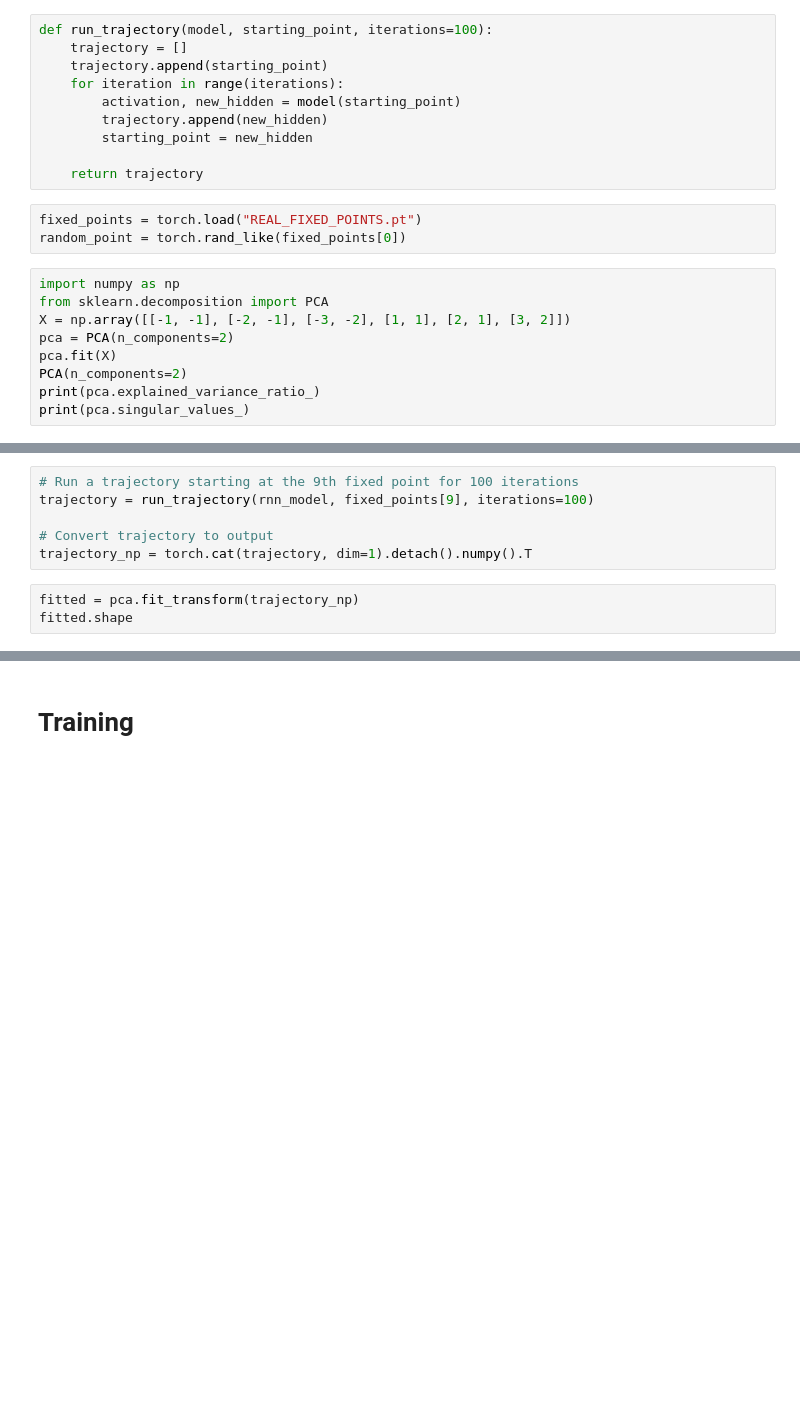
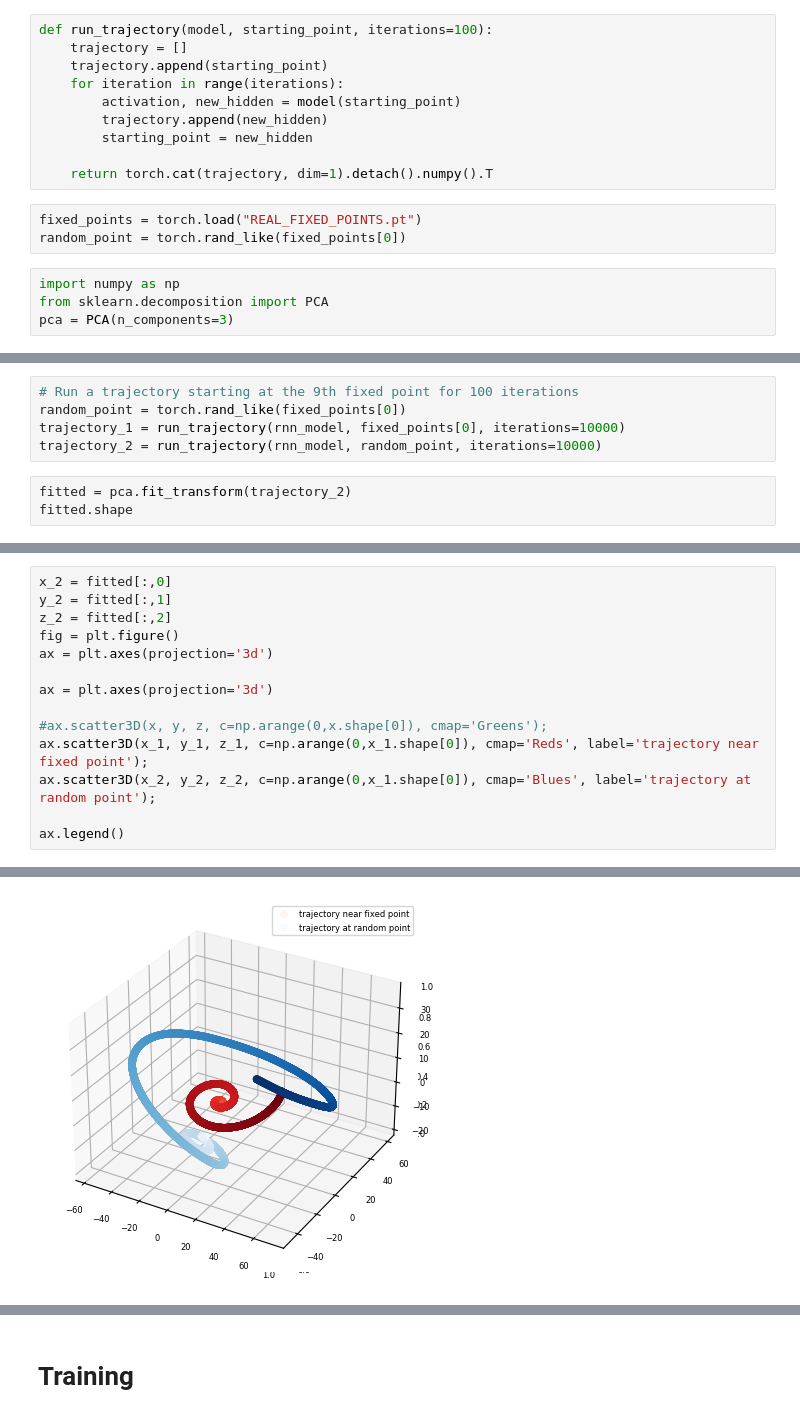
Before and after one commit to andrzeng/MAT6215finalproject, a Jupyter notebook: CTRNN_CURBD_BackProp.ipynb, the cells around one changed output, grey strips where cells are left out. Saved outputs shown, nothing was run; the diff lists cells and outputs as text; blank space fills up the shorter version.

```diff
--- a/CTRNN_CURBD_BackProp.ipynb
+++ b/CTRNN_CURBD_BackProp.ipynb
@@ -186,16 +186,11 @@ def run_trajectory(model, starting_point, iterations=100):
         trajectory.append(new_hidden)
         starting_point = new_hidden
 
-    return trajectory
+    return torch.cat(trajectory, dim=1).detach().numpy().T
 # %%
 fixed_points = torch.load("REAL_FIXED_POINTS.pt")
 random_point = torch.rand_like(fixed_points[0])
 # %%
 import numpy as np
 from sklearn.decomposition import PCA
-X = np.array([[-1, -1], [-2, -1], [-3, -2], [1, 1], [2, 1], [3, 2]])
-pca = PCA(n_components=2)
-pca.fit(X)
-PCA(n_components=2)
-print(pca.explained_variance_ratio_)
-print(pca.singular_values_)
+pca = PCA(n_components=3)
@@ -205,10 +197,9 @@ print(pca.singular_values_)
 # %%
 # Run a trajectory starting at the 9th fixed point for 100 iterations
-trajectory = run_trajectory(rnn_model, fixed_points[9], iterations=100)
-
-# Convert trajectory to output
-trajectory_np = torch.cat(trajectory, dim=1).detach().numpy().T
+random_point = torch.rand_like(fixed_points[0])
+trajectory_1 = run_trajectory(rnn_model, fixed_points[0], iterations=10000)
+trajectory_2 = run_trajectory(rnn_model, random_point, iterations=10000)
 # %%
-fitted = pca.fit_transform(trajectory_np)
+fitted = pca.fit_transform(trajectory_2)
 fitted.shape
 # %% [output]
@@ -218,0 +207,15 @@ xy = fitted[:,1]
+# %%
+x_2 = fitted[:,0]
+y_2 = fitted[:,1]
+z_2 = fitted[:,2]
+fig = plt.figure()
+ax = plt.axes(projection='3d')
+
+ax = plt.axes(projection='3d')
+
+#ax.scatter3D(x, y, z, c=np.arange(0,x.shape[0]), cmap='Greens');
+ax.scatter3D(x_1, y_1, z_1, c=np.arange(0,x_1.shape[0]), cmap='Reds', label='trajectory near fixed point');
+ax.scatter3D(x_2, y_2, z_2, c=np.arange(0,x_1.shape[0]), cmap='Blues', label='trajectory at random point');
+
+ax.legend()
+# %% [output]
@@ -219,3 +223,4 @@ xy = fitted[:,1]
+[figure, added]
 # %%
 
 plt.plot(xx,xy)
```
Also changed, not shown: parts of 6 cells of this notebook.
